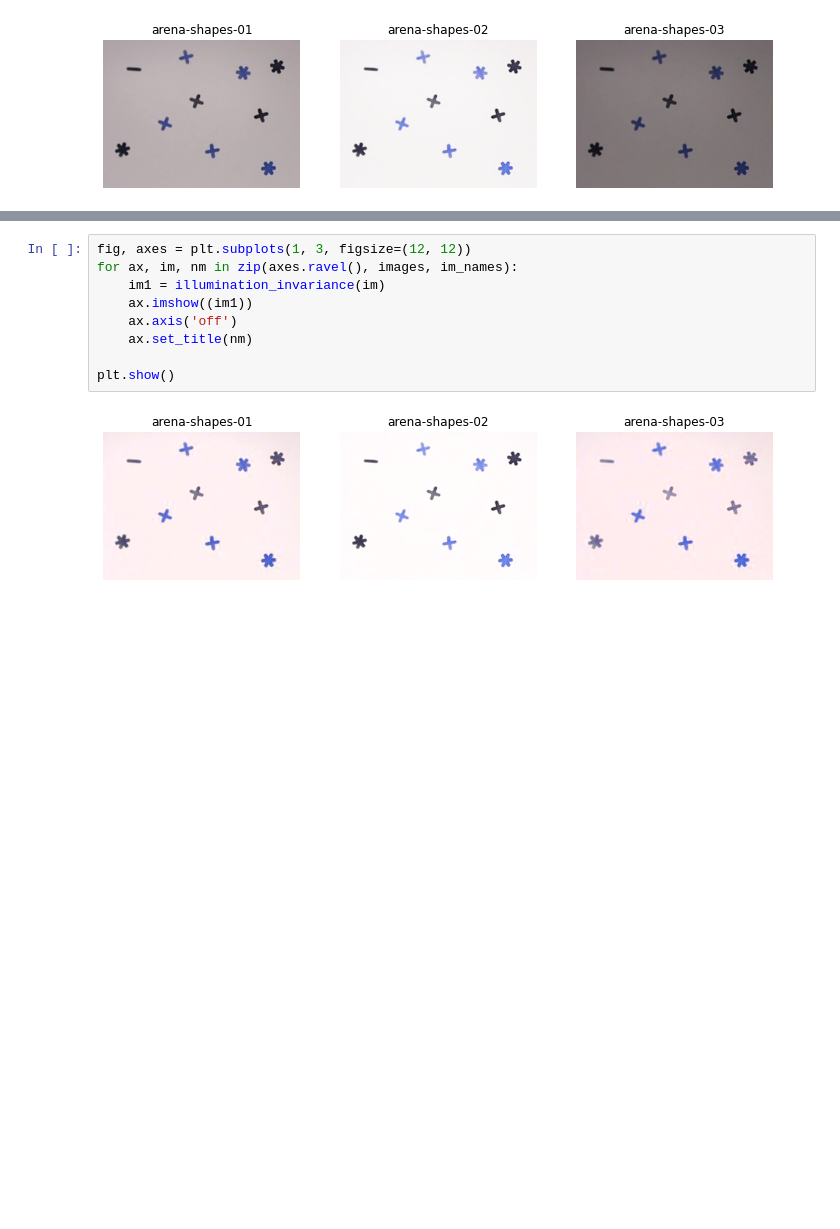
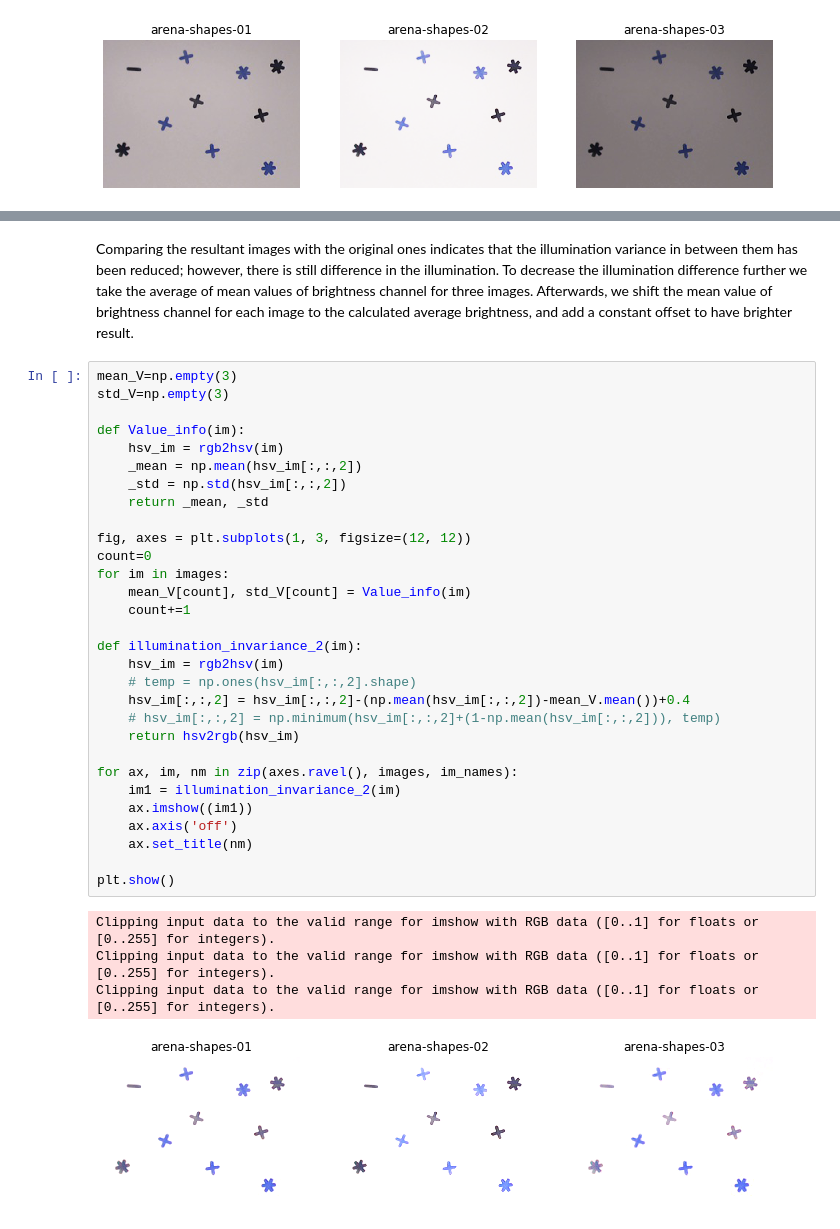
Before and after one commit to dhruti96shah/iapr-2020, a Jupyter notebook: labs/lab_01_segmentation.ipynb, the cells around one changed output, grey strips where cells are left out. Saved outputs shown, nothing was run; the diff lists cells and outputs as text; blank space fills up the shorter version.

Commit message:
Illumination invariance improved + area error measure added + Thorough explanation for part 2 added.

```diff
--- a/labs/lab_01_segmentation.ipynb
+++ b/labs/lab_01_segmentation.ipynb
@@ -548,11 +546,40 @@ def illumination_invariance(im):
-# %%
-fig, axes = plt.subplots(1, 3, figsize=(12, 12))
-for ax, im, nm in zip(axes.ravel(), images, im_names):
-    im1 = illumination_invariance(im)
-    ax.imshow((im1))
-    ax.axis('off')
-    ax.set_title(nm)
-
-plt.show()
-# %% [output]
-[figure, removed]
+# %% [markdown]
+Comparing the resultant images with the original ones indicates that the illumination variance in between them has been
+reduced; however, there is still difference in the illumination. To decrease the illumination difference further we
+take the average of mean values of brightness channel for three images. Afterwards, we shift the mean value of brightness channel
+for each image to the calculated average brightness, and add a constant offset to have brighter result.
+# %%
+mean_V=np.empty(3)
+std_V=np.empty(3)
+
+def Value_info(im):
+    hsv_im = rgb2hsv(im)
+    _mean = np.mean(hsv_im[:,:,2])
+    _std = np.std(hsv_im[:,:,2])
+    return _mean, _std
+
+fig, axes = plt.subplots(1, 3, figsize=(12, 12))
+count=0
+for im in images:
+    mean_V[count], std_V[count] = Value_info(im)
+    count+=1
+
+def illumination_invariance_2(im):
+    hsv_im = rgb2hsv(im)
+    # temp = np.ones(hsv_im[:,:,2].shape)
+    hsv_im[:,:,2] = hsv_im[:,:,2]-(np.mean(hsv_im[:,:,2])-mean_V.mean())+0.4
+    # hsv_im[:,:,2] = np.minimum(hsv_im[:,:,2]+(1-np.mean(hsv_im[:,:,2])), temp)
+    return hsv2rgb(hsv_im)
+
+for ax, im, nm in zip(axes.ravel(), images, im_names):
+    im1 = illumination_invariance_2(im)
+    ax.imshow((im1))
+    ax.axis('off')
+    ax.set_title(nm)
+
+plt.show()
+# %% [output]
+Clipping input data to the valid range for imshow with RGB data ([0..1] for floats or [0..255] for integers).
+Clipping input data to the valid range for imshow with RGB data ([0..1] for floats or [0..255] for integers).
+Clipping input data to the valid range for imshow with RGB data ([0..1] for floats or [0..255] for integers).
+[figure, added]
```
Also changed, not shown: parts of 30 cells of this notebook.
